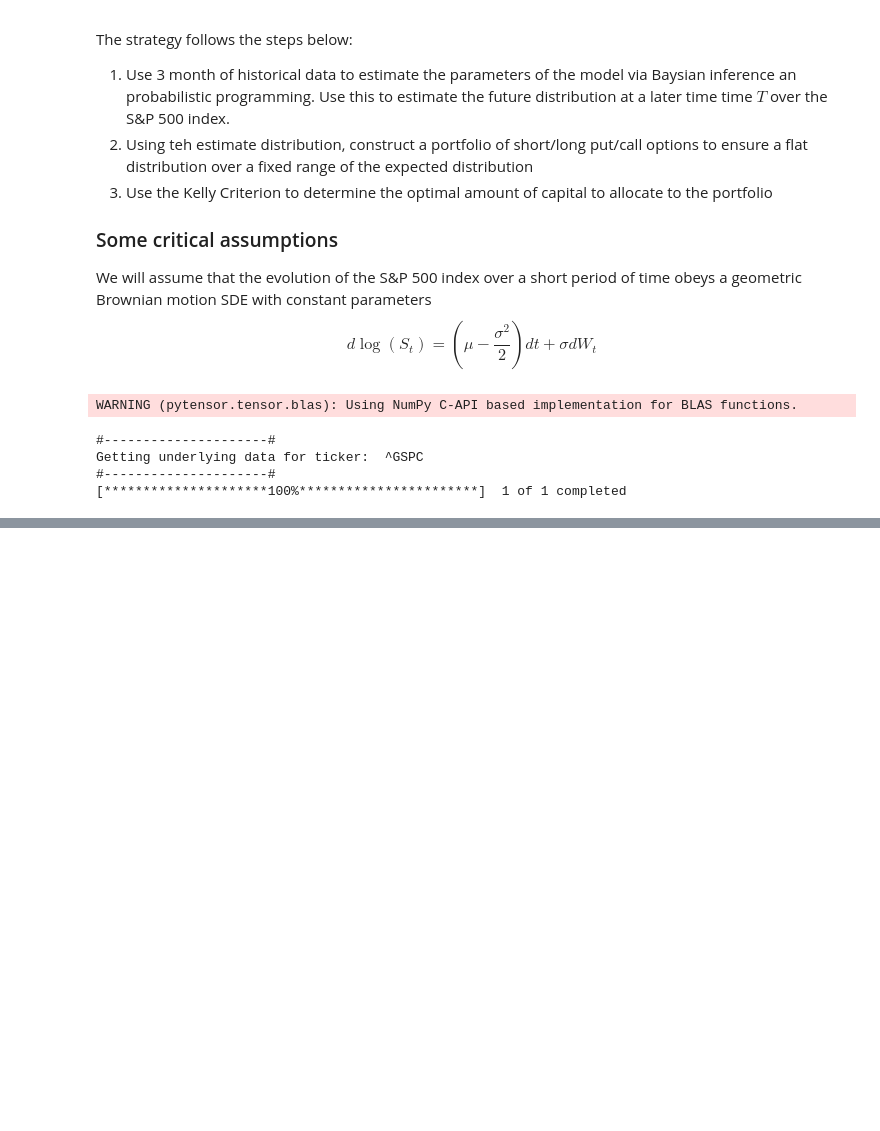
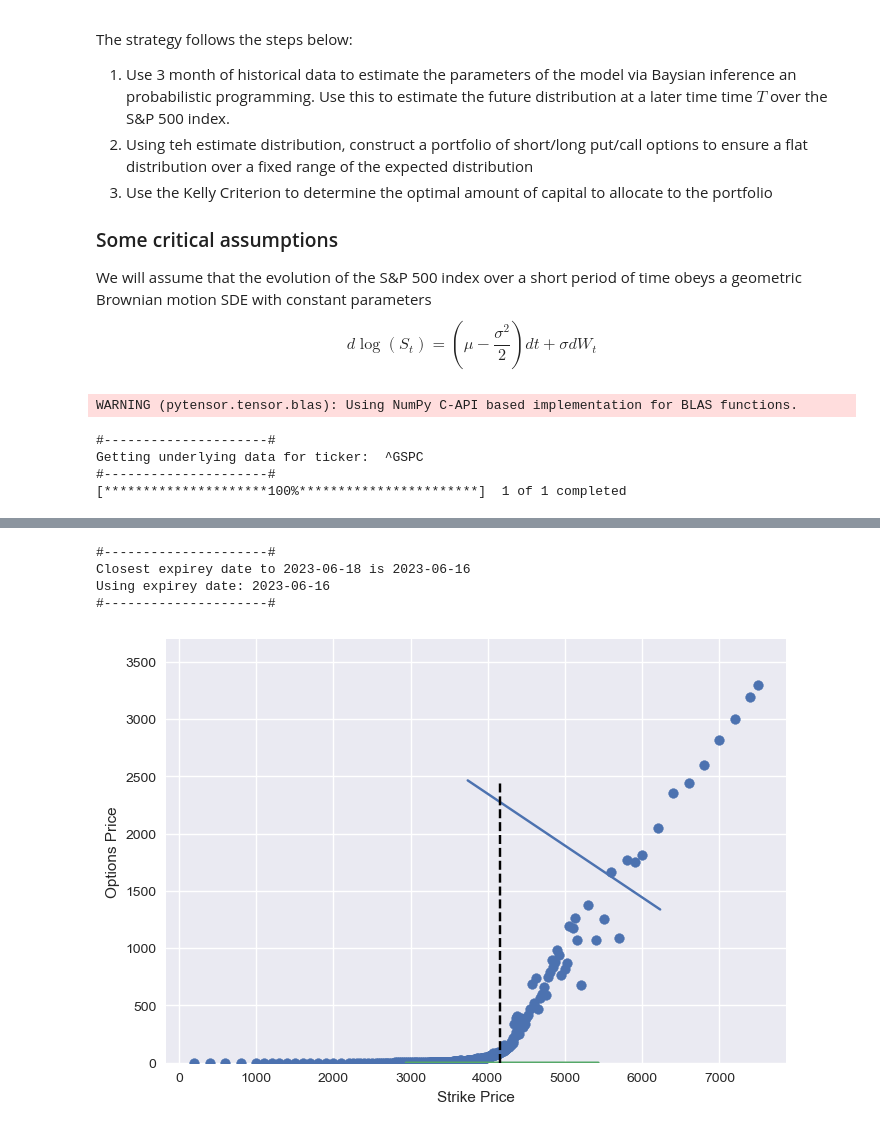
Before and after one commit to mikeal888/Hedging_API, a Jupyter notebook: main.ipynb, the cells around one changed output, grey strips where cells are left out. Drawn from its saved outputs; the diff is of its cells as text; code cells hidden in the pictures; blank space fills up the shorter version.

```diff
--- a/main.ipynb
+++ b/main.ipynb
@@ -127,0 +153,35 @@ plt.vlines(data['Close'].values[-1], 0, np.max(s_est), color='b', linestyle='--'
+# %%
+S0 = data['Close'].values[-1]
+K = np.linspace(0.9*S0, 1.5*S0, 100)
+tau = 60
+today = data.index[-1]
+expiry = today + dt.timedelta(days=tau)
+sigma = np.mean(sigma_post)
+r = get_repo_rate(today-dt.timedelta(days=1), today).values[0,0]/365
+
+call_price = OptionsPriceBSM(S0, K, tau, sigma, r, option_type='call')
+put_price = OptionsPriceBSM(S0, K, tau, sigma, r, option_type='put')
+
+# Get the real options data from yahoo finance
+call_options = OptionsData(option_ticker, expiry ,'put').get_options_data()
+# %% [output]
+#---------------------#
+Closest expirey date to 2023-06-18 is 2023-06-16
+Using expirey date: 2023-06-16
+#---------------------#
+# %%
+plt.plot(K, call_price, label="Call Price")
+plt.plot(K-800, put_price, label="Put Price")
+
+plt.vlines(S0, 0, np.max(call_price), color='k', linestyle='--', label="Current Price")
+
+plt.scatter(call_options.index, call_options['lastPrice'], label="Call Options Price")
+plt.xlabel("Strike Price")
+plt.ylabel("Options Price")
+
+# plt.xlim([0.8*S0, 1.1*S0])
+plt.ylim([0, 1.5*np.max(call_price)])
+
+plt.show()
+# %% [output]
+[figure, added]
```
Also changed, not shown: parts of 12 cells of this notebook, 1 other file.
